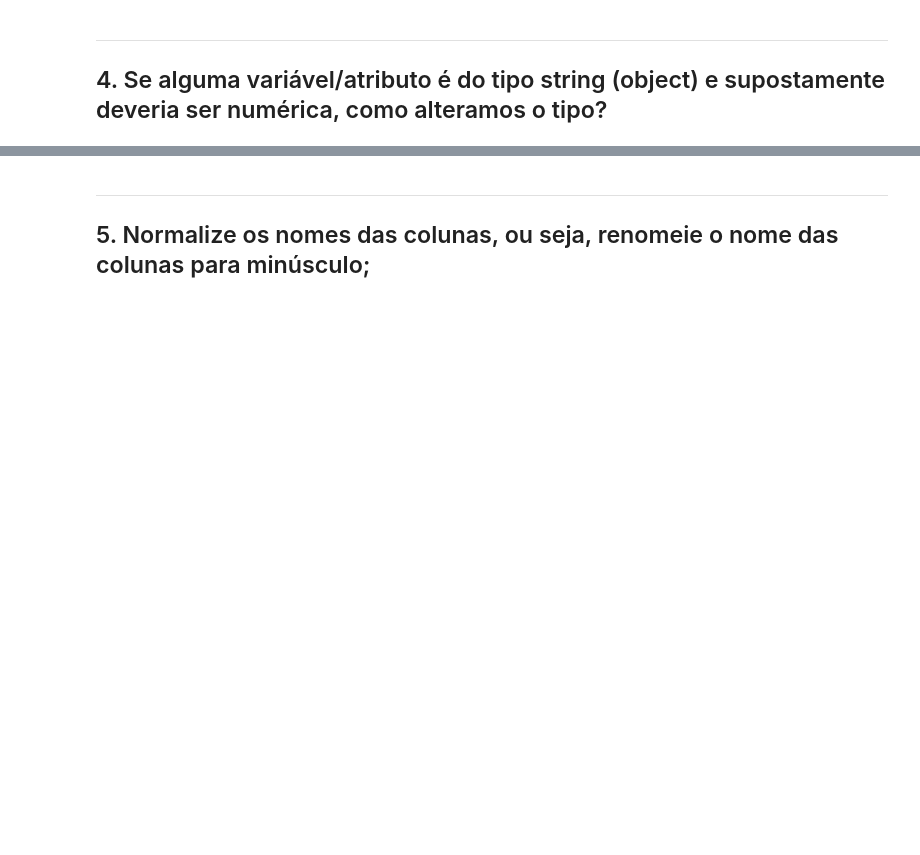
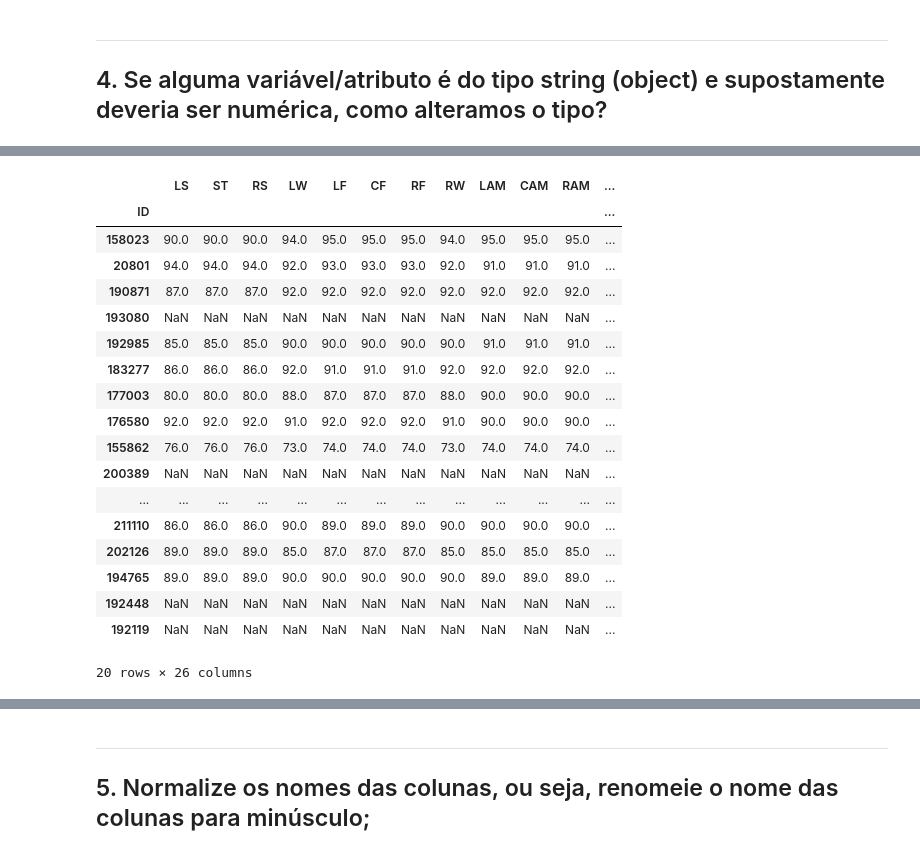
Before and after one commit to Sedinei/DSWP, a Jupyter notebook: NB_trabalhado/FIFA_NB10.ipynb, the cells around one changed output, grey strips where cells are left out. Saved outputs shown, nothing was run; the diff lists cells and outputs as text; code cells hidden in the pictures; blank space fills up the shorter version.

```diff
--- a/NB_trabalhado/FIFA_NB10.ipynb
+++ b/NB_trabalhado/FIFA_NB10.ipynb
@@ -51,3 +51,7 @@ sns.set_theme(style='dark')
 # %% [markdown]
 ___
 ## 1. Carregue o arquivo FIFA.csv (está na área de Dataframes do curso);
+# %%
+url = 'https://raw.githubusercontent.com/Sedinei/DSWP/master/Dataframes/FIFA.csv'
+df_fifa = pd.read_csv(url, index_col='ID')
+df_fifa.head()
@@ -56,0 +98,3 @@ ___
+# %%
+df_fifa.drop(columns=['Unnamed: 0', 'Photo', 'Flag', 'Club Logo', 'Body Type', 'Real Face'], inplace=True)
+df_fifa.columns
@@ -62,0 +208,13 @@ ___
+# %%
+# Criando uma função para transformar 'Value', 'Wage', 'Release Clause'
+def muda_valores(val):
+    if pd.isna(val): return val
+    info = re.search(r'€(\d+\.?\d*)([A-Z]?)', val)
+    valor = float(info.group(1))
+    if info.group(2) == 'M': valor *= 1000
+    else: valor *= 1000000
+    return valor
+# %%
+# Convertendo os valores de 'Value', 'Wage', 'Release Clause'
+df_fifa[['Value', 'Wage', 'Release Clause']] = df_fifa[['Value', 'Wage', 'Release Clause']].applymap(muda_valores)
+df_fifa[['Value', 'Wage', 'Release Clause']].head(10)
@@ -62,0 +248,23 @@ ___
+# %%
+df_fifa[['LS','ST','RS','LW','LF','CF','RF','RW','LAM','CAM','RAM','LM','LCM','CM','RCM','RM','LWB','LDM','CDM','RDM',
+         'RWB','LB','LCB','CB','RCB','RB']].head(20)
+# %% [output]
+|  | LS | ST | RS | LW | LF | CF | RF | RW | LAM | CAM | RAM | ... |
+| ID |  |  |  |  |  |  |  |  |  |  |  | ... |
+| 158023 | 90.0 | 90.0 | 90.0 | 94.0 | 95.0 | 95.0 | 95.0 | 94.0 | 95.0 | 95.0 | 95.0 | ... |
+| 20801 | 94.0 | 94.0 | 94.0 | 92.0 | 93.0 | 93.0 | 93.0 | 92.0 | 91.0 | 91.0 | 91.0 | ... |
+| 190871 | 87.0 | 87.0 | 87.0 | 92.0 | 92.0 | 92.0 | 92.0 | 92.0 | 92.0 | 92.0 | 92.0 | ... |
+| 193080 | NaN | NaN | NaN | NaN | NaN | NaN | NaN | NaN | NaN | NaN | NaN | ... |
+| 192985 | 85.0 | 85.0 | 85.0 | 90.0 | 90.0 | 90.0 | 90.0 | 90.0 | 91.0 | 91.0 | 91.0 | ... |
+| 183277 | 86.0 | 86.0 | 86.0 | 92.0 | 91.0 | 91.0 | 91.0 | 92.0 | 92.0 | 92.0 | 92.0 | ... |
+| 177003 | 80.0 | 80.0 | 80.0 | 88.0 | 87.0 | 87.0 | 87.0 | 88.0 | 90.0 | 90.0 | 90.0 | ... |
+| 176580 | 92.0 | 92.0 | 92.0 | 91.0 | 92.0 | 92.0 | 92.0 | 91.0 | 90.0 | 90.0 | 90.0 | ... |
+| 155862 | 76.0 | 76.0 | 76.0 | 73.0 | 74.0 | 74.0 | 74.0 | 73.0 | 74.0 | 74.0 | 74.0 | ... |
+| 200389 | NaN | NaN | NaN | NaN | NaN | NaN | NaN | NaN | NaN | NaN | NaN | ... |
+| ... | ... | ... | ... | ... | ... | ... | ... | ... | ... | ... | ... | ... |
+| 211110 | 86.0 | 86.0 | 86.0 | 90.0 | 89.0 | 89.0 | 89.0 | 90.0 | 90.0 | 90.0 | 90.0 | ... |
+| 202126 | 89.0 | 89.0 | 89.0 | 85.0 | 87.0 | 87.0 | 87.0 | 85.0 | 85.0 | 85.0 | 85.0 | ... |
+| 194765 | 89.0 | 89.0 | 89.0 | 90.0 | 90.0 | 90.0 | 90.0 | 90.0 | 89.0 | 89.0 | 89.0 | ... |
+| 192448 | NaN | NaN | NaN | NaN | NaN | NaN | NaN | NaN | NaN | NaN | NaN | ... |
+| 192119 | NaN | NaN | NaN | NaN | NaN | NaN | NaN | NaN | NaN | NaN | NaN | ... |
+20 rows × 26 columns
```
Also changed, not shown: parts of 30 cells of this notebook.
